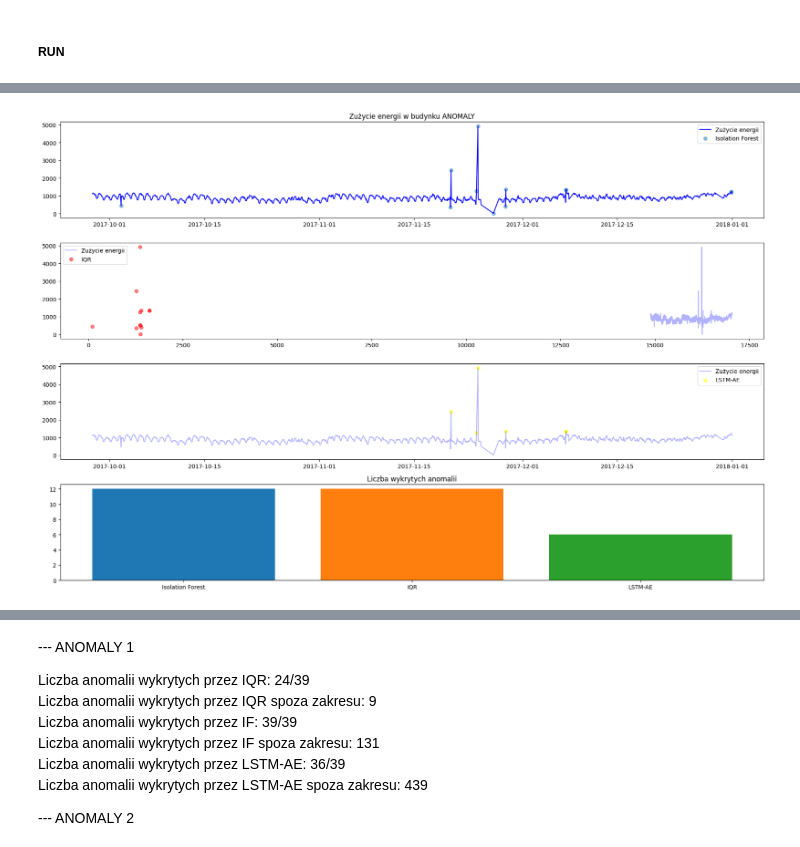
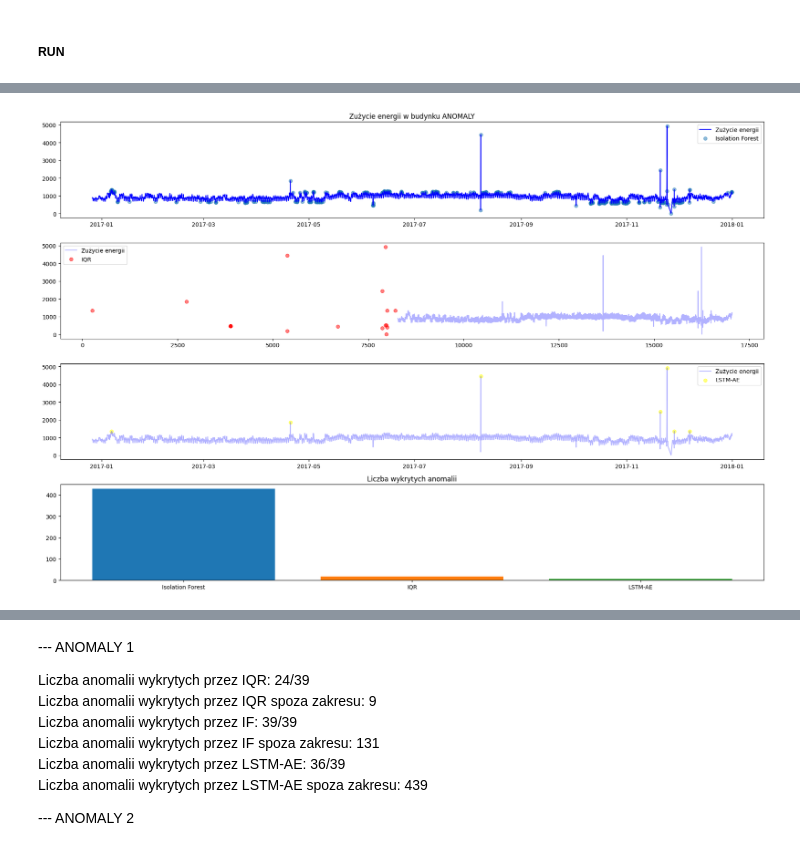
Before and after one commit to Julnowak/SensIO-Smart_Home_App, a Jupyter notebook: backend/anomalyDetection.ipynb, the cells around one changed output, grey strips where cells are left out. Cells and saved outputs as stored; diff of their text form; code cells hidden in the pictures.

```diff
--- a/backend/anomalyDetection.ipynb
+++ b/backend/anomalyDetection.ipynb
@@ -288,8 +225,7 @@ def dynamic_iqr(timeseries, w=None, k=1.5):
             Q3 = window.quantile(0.75)
             IQR = Q3 - Q1
             lb = Q1 - k * IQR
-            ub = Q3 + k * IQR
-            if timeseries[i] < lb or timeseries[i] > ub:
+            if timeseries[i] < lb:
                 anomalies[i] = True
 
     return timeseries, anomalies
@@ -323,13 +351,12 @@ KeyboardInterrupt:
 # %%
-
-data = load_and_preprocess('anomaly_one_marked.csv')
+data = load_and_preprocess('anomaly_one_marked.csv')[-8760:]
 data_lstm = data
 IF_results = isolation_forest_IQR(data=data)
 IF_95_results = isolation_forest_95(data=data)
 LSTM_results = lstm_autoencoder(data_lstm, window_size=None)
 timeseries, IQR_results = dynamic_iqr(data['energy_consumption'], w=None, k=1.5)
 
-data2 = load_and_preprocess('anomaly_two_marked.csv')
+data2 = load_and_preprocess('anomaly_two_marked.csv')[-8760:]
 data_lstm2 = data2
 IF_results2 = isolation_forest_IQR(data=data2)
 IF_95_results2 = isolation_forest_95(data=data2)
@@ -337,7 +364,7 @@ LSTM_results2 = lstm_autoencoder(data_lstm2, window_size=None)
 timeseries2, IQR_results2 = dynamic_iqr(data2['energy_consumption'], w=None, k=1.5)
 
 
-data3 = load_and_preprocess('anomaly_three_marked.csv')
+data3 = load_and_preprocess('anomaly_three_marked.csv')[-8760:]
 data_lstm3 = data3
 IF_results3 = isolation_forest_IQR(data=data3)
 IF_95_results3 = isolation_forest_95(data=data3)
@@ -349,35 +409,35 @@ Error:
 # %%
 plt.figure(figsize=(18, 12))
 
 plt.subplot(4, 1, 1)
 plt.plot(data['timestamp'], data['energy_consumption'], label='Zużycie energii', color='blue')
 plt.scatter(IF_results['timestamp'][IF_results['isolation_forest'] == 1], IF_results['energy_consumption'][IF_results['isolation_forest'] == 1],label="Isolation Forest", alpha=0.5)
 plt.title(f'Zużycie energii w budynku ANOMALY')
 plt.legend()
 
 plt.subplot(4, 1, 2)
 plt.plot(data['energy_consumption'], label='Zużycie energii', color='blue', alpha=0.3)
-plt.scatter(timeseries[IQR_results].index, timeseries[IQR_results], label="IQR", alpha=0.5, color='red')
+plt.scatter(timeseries, timeseries[IQR_results], label="IQR", alpha=0.5, color='red')
 plt.legend()
 
 plt.subplot(4, 1, 3)
 plt.plot(data['timestamp'], data['energy_consumption'], label='Zużycie energii', color='blue', alpha=0.3)
 plt.scatter(LSTM_results['timestamp'][LSTM_results['lstm_autoencoder'] == 1], LSTM_results['energy_consumption'][LSTM_results['lstm_autoencoder'] == 1], label="LSTM-AE", alpha=0.5, color='yellow')
 plt.legend()
 
 plt.subplot(4, 1, 4)
 counts_IF = IF_results[IF_results['isolation_forest'] == 1].count()
 counts_IQR = timeseries[IQR_results].count()
 counts_LSTM = LSTM_results[LSTM_results['lstm_autoencoder'] == 1].count()
 plt.bar('Isolation Forest', counts_IF)
 plt.bar('IQR', counts_IQR)
 plt.bar('LSTM-AE', counts_LSTM)
 plt.title('Liczba wykrytych anomalii')
 
 plt.tight_layout()
 plt.show()
 # %% [output]
-[figure, old version]
+[figure, new version]
 # %%
 print("=========== Wyniki budynek 1 ===========")
 
```
Also changed, not shown: parts of 33 cells of this notebook, 50 other files.
